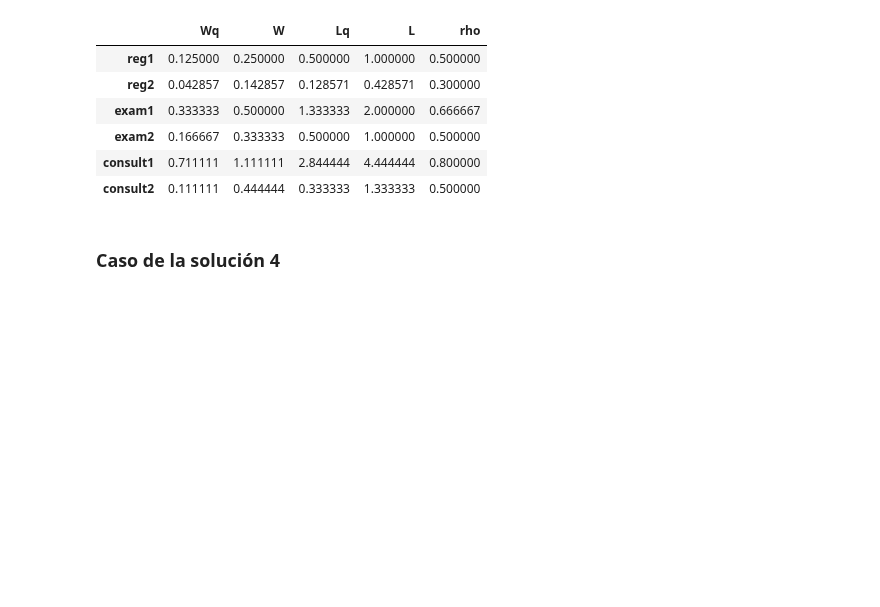
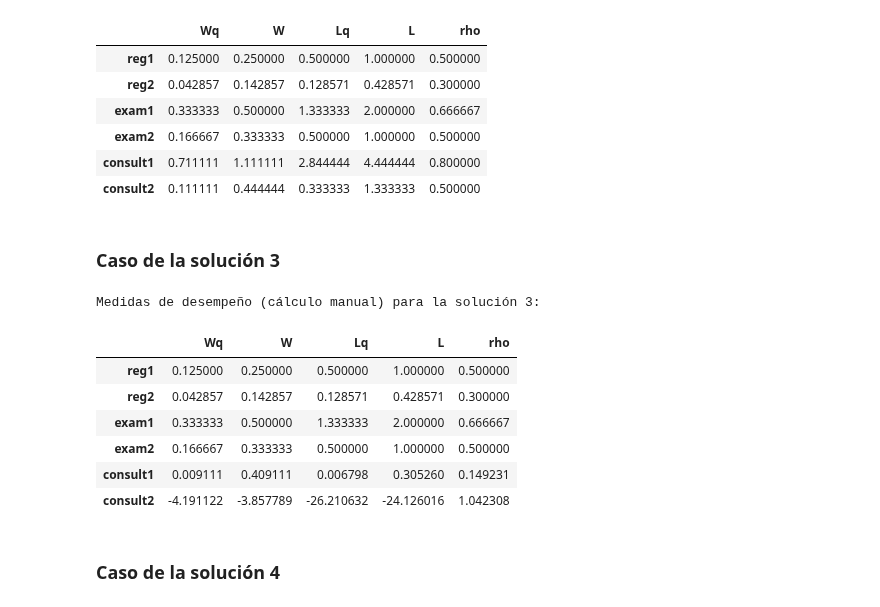
Before and after one commit to AlexisAndradeDev/OperationsResearch_QueuingProject, a Jupyter notebook: IO_Queuing_Simulation.ipynb, the cells around one changed output. Drawn from its saved outputs; the diff is of its cells as text; code cells hidden in the pictures; blank space fills up the shorter version.

```diff
--- a/IO_Queuing_Simulation.ipynb
+++ b/IO_Queuing_Simulation.ipynb
@@ -649,6 +649,48 @@ Medidas de desempeño (cálculo manual) para el caso base:
 | exam2 | 0.166667 | 0.333333 | 0.500000 | 1.000000 | 0.500000 |
 | consult1 | 0.711111 | 1.111111 | 2.844444 | 4.444444 | 0.800000 |
 | consult2 | 0.111111 | 0.444444 | 0.333333 | 1.333333 | 0.500000 |
+# %% [markdown]
+### Caso de la solución 3
+# %%
+print("Medidas de desempeño (cálculo manual) para la solución 3:")
+
+solution3_metrics_manual = {}
+
+store_manual_metrics_to_dict(solution3_metrics_manual, nodes_solution3['reg1'], lambda1)
+store_manual_metrics_to_dict(solution3_metrics_manual, nodes_solution3['reg2'], lambda2)
+store_manual_metrics_to_dict(solution3_metrics_manual, nodes_solution3['exam1'], lambda1)
+store_manual_metrics_to_dict(solution3_metrics_manual, nodes_solution3['exam2'], lambda2)
+
+# Calcular las probabilidades de enrutar a los consultorios usando las tasas de servicio
+L_q1 = base_metrics['consult1']['Lq']
+L_q2 = base_metrics['consult2']['Lq']
+p_consult1 = L_q2 / (L_q1 + L_q2)
+p_consult2 = 1 - p_consult1
+
+# Tasa de llegada total a los consultorios: suma de los flujos de exam1 y exam2 (4 + 3)
+lambda_total = lambda1 + lambda2
+lambda_consult1 = lambda_total * p_consult1
+lambda_consult2 = lambda_total * p_consult2
+
+store_manual_metrics_to_dict(solution3_metrics_manual, nodes_solution3['consult1'], lambda_consult1)
+store_manual_metrics_to_dict(solution3_metrics_manual, nodes_solution3['consult2'], lambda_consult2)
+
+df_solution3_manual = pd.DataFrame(solution3_metrics_manual).T
+
+# Al desplegar los resultados, se puede ver que las métricas de consult2
+# son negativas, lo que indica que el nodo no puede alcanzar un estado estable
+# (se pude ver que rho = 1, que no cumple con rho < 1, lo que indica que el
+# nodo no estará en estado estable)
+display(df_solution3_manual)
+# %% [output]
+Medidas de desempeño (cálculo manual) para la solución 3:
+|  | Wq | W | Lq | L | rho |
+| reg1 | 0.125000 | 0.250000 | 0.500000 | 1.000000 | 0.500000 |
+| reg2 | 0.042857 | 0.142857 | 0.128571 | 0.428571 | 0.300000 |
+| exam1 | 0.333333 | 0.500000 | 1.333333 | 2.000000 | 0.666667 |
+| exam2 | 0.166667 | 0.333333 | 0.500000 | 1.000000 | 0.500000 |
+| consult1 | 0.009111 | 0.409111 | 0.006798 | 0.305260 | 0.149231 |
+| consult2 | -4.191122 | -3.857789 | -26.210632 | -24.126016 | 1.042308 |
 # %% [markdown]
 ### Caso de la solución 4
 # %%
```
Also changed, not shown: parts of 1 cell of this notebook.
